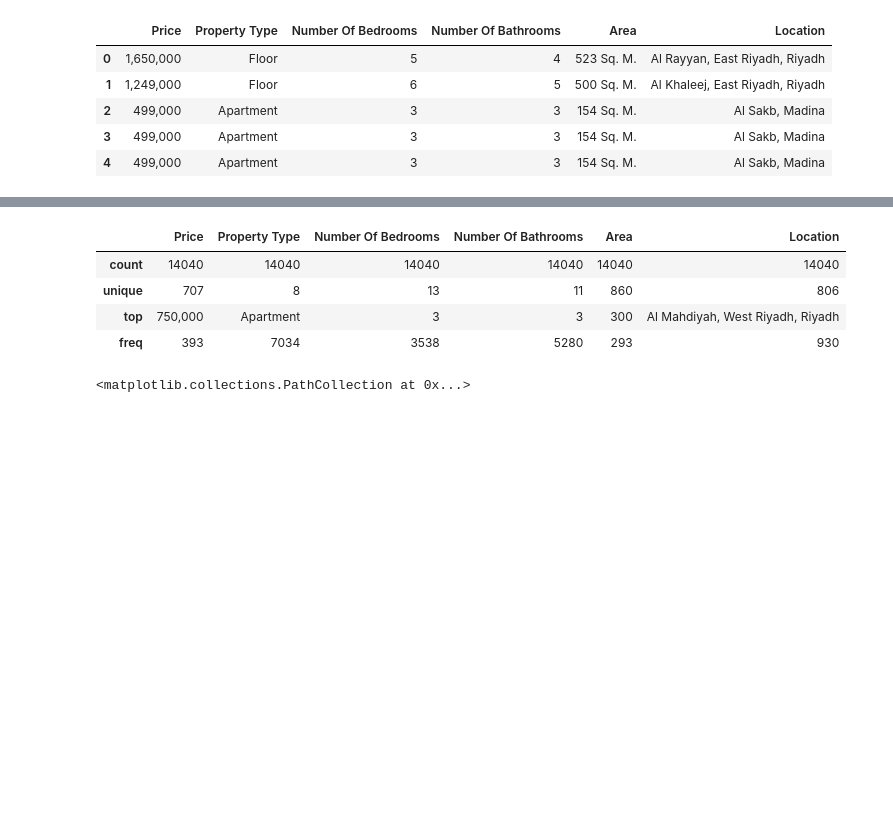
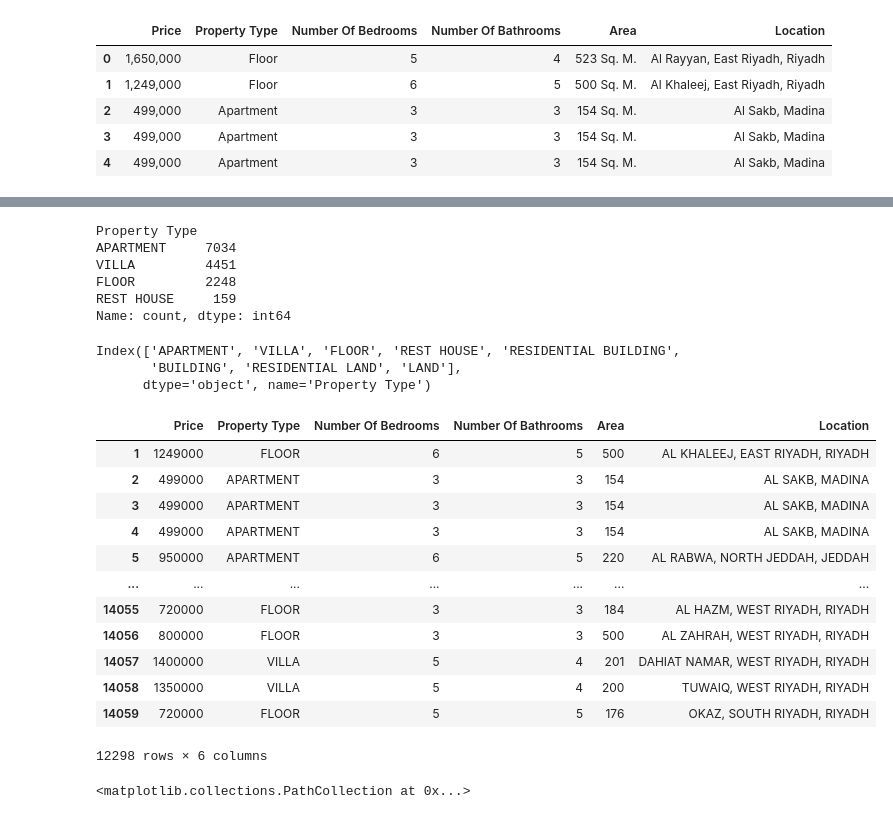
Before and after one commit to SalmanAlsayab/house-Prices-in-KSA, a Jupyter notebook: data_cleaning.ipynb, the cells around one changed output, grey strips where cells are left out. Cells and saved outputs as stored; diff of their text form; code cells hidden in the pictures; blank space fills up the shorter version.

Commit message:
dealt with low frequency categories in both property type and location columns

```diff
--- a/data_cleaning.ipynb
+++ b/data_cleaning.ipynb
@@ -24,5 +23,16 @@ df.describe()
 # %%
-df['Property Type'].unique()
-df2 = df[~df['Property Type'].str.contains(r'\d')]
+df2.dropna(inplace=True)
+df2 = df2[~df2['Property Type'].str.contains(r'\d')]
 
-df2 = df2[df2['Number Of Bedrooms'].str.contains(r'\d')]
+def clean_numeric(x):
+    digits = re.sub(r'\D', '', str(x))
+    return digits if digits else np.nan
+
+df2[numeric_cols] = df2[numeric_cols].map(clean_numeric).astype('Int64')
+df2.dropna(inplace=True)
+df2['Location'] = df2['Location'].astype(str).map(lambda x: re.sub(r'[^A-Za-z,.\s]', '', x))
+# TODO: work on removing example with low frequency to reduce feature bias
+df2 = df2.groupby('Property Type').filter(lambda x : len(x)> (data_count / 100))
+location_counts = df2['Location'].value_counts()
+frequent_locations = location_counts[location_counts >= threshold].index
+df2['Location'] = df2['Location'].apply(lambda x: x if x in frequent_locations else 'OTHER')
@@ -45,22 +39,34 @@ df2.describe()
-# %%
-df2['Area'] = df2['Area'].apply(lambda x: x.replace('Sq. M.',''))
-# %%
-df2.describe()
-# %% [output]
-|  | Price | Property Type | Number Of Bedrooms | Number Of Bathrooms | Area | Location |
-| count | 14040 | 14040 | 14040 | 14040 | 14040 | 14040 |
-| unique | 707 | 8 | 13 | 11 | 860 | 806 |
-| top | 750,000 | Apartment | 3 | 3 | 300 | Al Mahdiyah, West Riyadh, Riyadh |
-| freq | 393 | 7034 | 3538 | 5280 | 293 | 930 |
-# %%
-df2['Area'] = df2['Area'].apply(lambda x: x.replace(',',''))
-df2['Price'] = df2['Price'].apply(lambda x: x.replace(',',''))
-# %%
-df2['Area'] = df2['Area'].apply(lambda x: pd.to_numeric(x))
-df2['Price'] = df2['Price'].apply(lambda x: pd.to_numeric(x))
 # %%
 df2['Property Type'].value_counts()
-df2.dropna(inplace=True)
+# %% [output]
+Property Type
+APARTMENT     7034
+VILLA         4451
+FLOOR         2248
+REST HOUSE     159
+Name: count, dtype: int64
+# %%
+ser.index
+# %% [output]
+Index(['APARTMENT', 'VILLA', 'FLOOR', 'REST HOUSE', 'RESIDENTIAL BUILDING',
+       'BUILDING', 'RESIDENTIAL LAND', 'LAND'],
+      dtype='object', name='Property Type')
+# %%
+df2.groupby('Location').filter(lambda x : len(x)>10)
+# %% [output]
+|  | Price | Property Type | Number Of Bedrooms | Number Of Bathrooms | Area | Location |
+| 1 | 1249000 | FLOOR | 6 | 5 | 500 | AL KHALEEJ, EAST RIYADH, RIYADH |
+| 2 | 499000 | APARTMENT | 3 | 3 | 154 | AL SAKB, MADINA |
+| 3 | 499000 | APARTMENT | 3 | 3 | 154 | AL SAKB, MADINA |
+| 4 | 499000 | APARTMENT | 3 | 3 | 154 | AL SAKB, MADINA |
+| 5 | 950000 | APARTMENT | 6 | 5 | 220 | AL RABWA, NORTH JEDDAH, JEDDAH |
+| ... | ... | ... | ... | ... | ... | ... |
+| 14055 | 720000 | FLOOR | 3 | 3 | 184 | AL HAZM, WEST RIYADH, RIYADH |
+| 14056 | 800000 | FLOOR | 3 | 3 | 500 | AL ZAHRAH, WEST RIYADH, RIYADH |
+| 14057 | 1400000 | VILLA | 5 | 4 | 201 | DAHIAT NAMAR, WEST RIYADH, RIYADH |
+| 14058 | 1350000 | VILLA | 5 | 4 | 200 | TUWAIQ, WEST RIYADH, RIYADH |
+| 14059 | 720000 | FLOOR | 5 | 5 | 176 | OKAZ, SOUTH RIYADH, RIYADH |
+12298 rows × 6 columns
 # %%
 df2 = df2.groupby('Location').filter(lambda x : len(x)>10)
 df2.reset_index()
```
Also changed, not shown: parts of 7 cells of this notebook.
